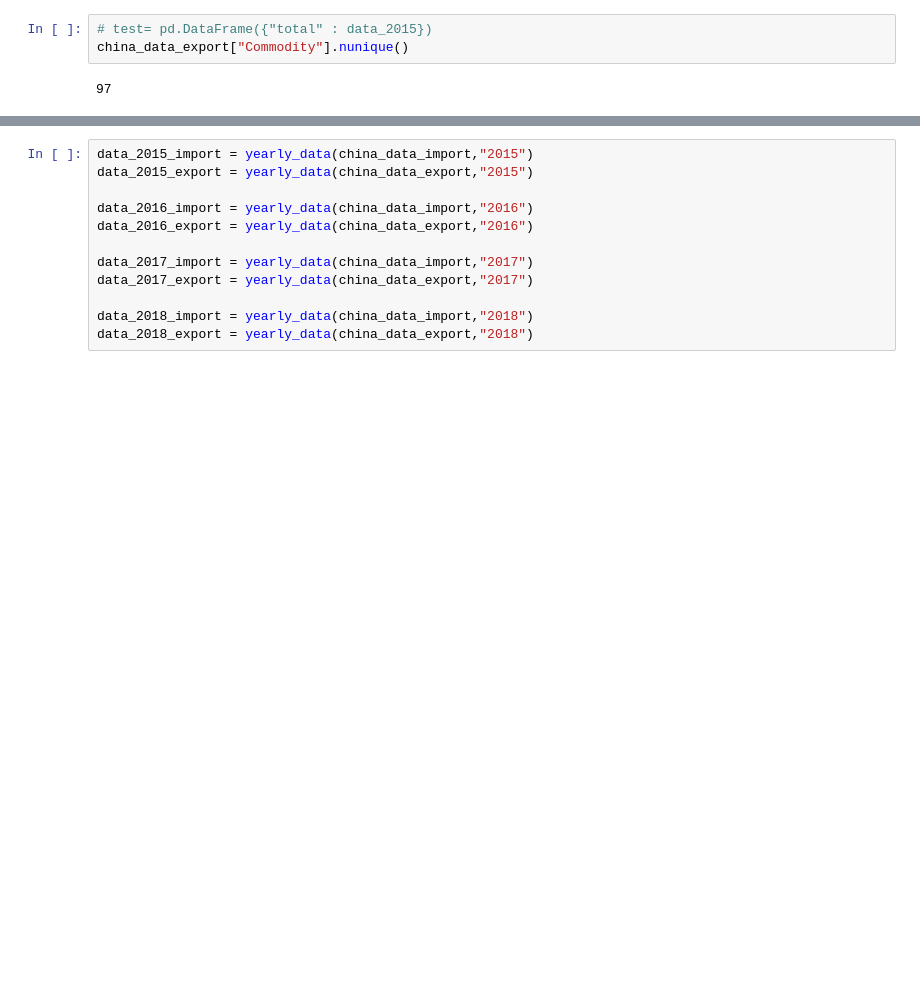
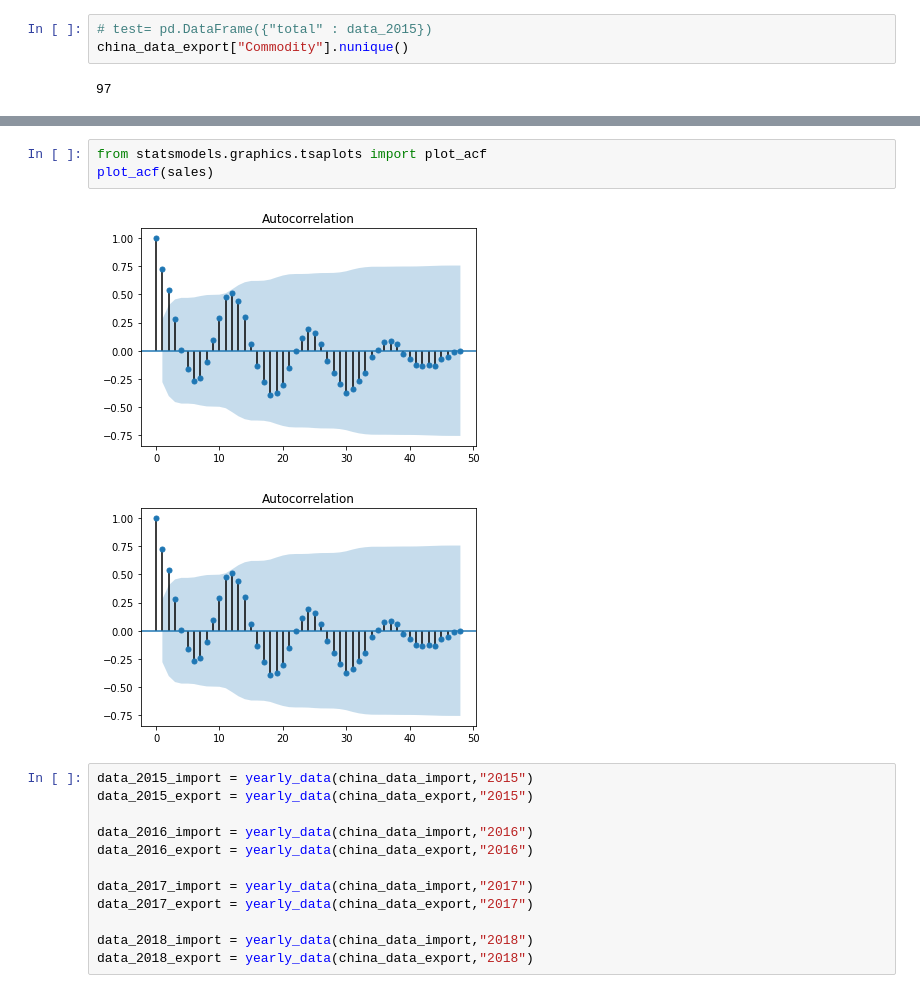
Before and after one commit to Sailendra-Mahapatra/Project2, a Jupyter notebook: malik/malik.ipynb, the cells around one changed output, grey strips where cells are left out. Cells and saved outputs as stored; diff of their text form; blank space fills up the shorter version.

```diff
--- a/malik/malik.ipynb
+++ b/malik/malik.ipynb
@@ -120,3 +240,9 @@ china_data_import["YTD Value"].sum()
+# %%
+from statsmodels.graphics.tsaplots import plot_acf
+plot_acf(sales)
+# %% [output]
+[figure, added]
+[figure, added]
 # %%
 data_2015_import = yearly_data(china_data_import,"2015")
 data_2015_export = yearly_data(china_data_export,"2015")
```
Also changed, not shown: parts of 21 cells of this notebook, 7 other files.
